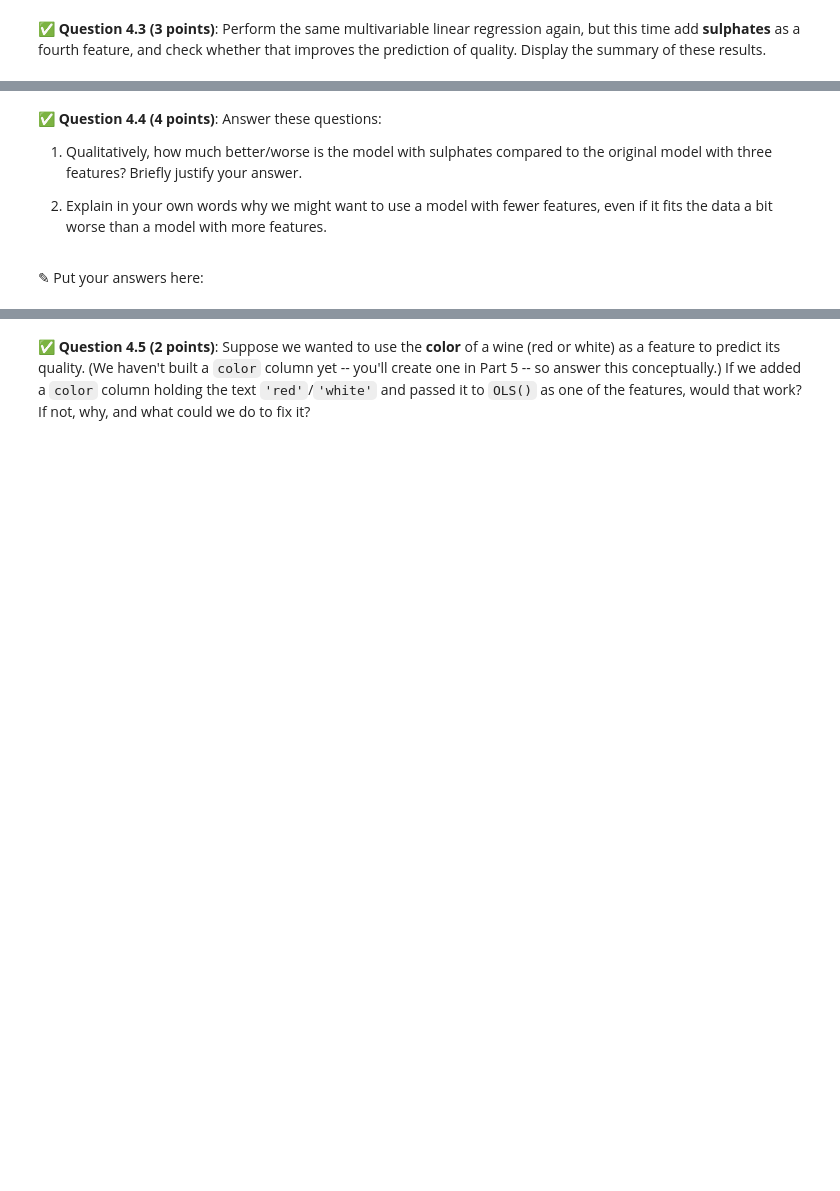
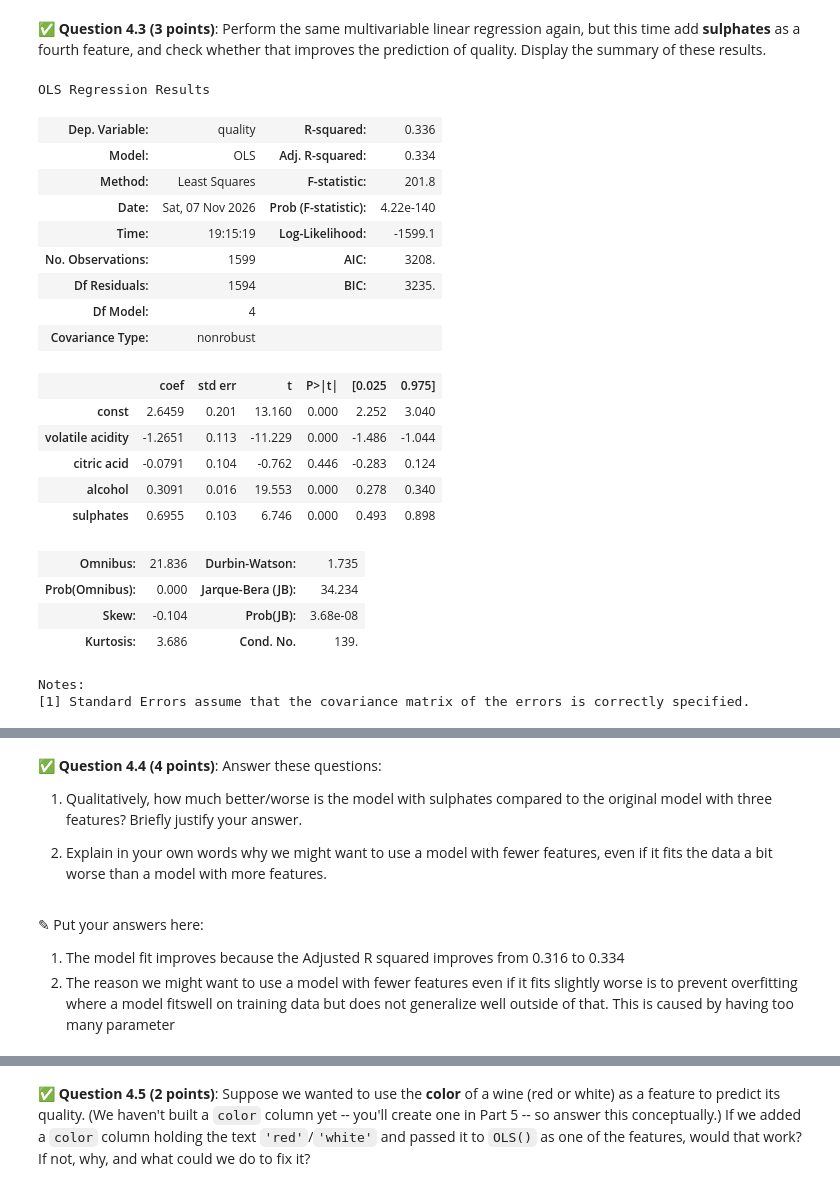
Before and after one commit to kigundue/cmse202-f26-turnin, a Jupyter notebook: hw-03/HW03-Regression-STUDENT.ipynb, the cells around one changed output, grey strips where cells are left out. Cells and saved outputs as stored; diff of their text form; code cells hidden in the pictures; blank space fills up the shorter version.

```diff
--- a/hw-03/HW03-Regression-STUDENT.ipynb
+++ b/hw-03/HW03-Regression-STUDENT.ipynb
@@ -537,3 +537,7 @@ In this part, we'll use multiple features to predict the **quality** of **red**
 &#9989; **Question 4.1 (3 points)**: Using the `OLS` method in `statsmodels`, perform a multivariable linear regression to predict the **quality** of wine based on **volatile acidity**, **citric acid**, and **alcohol content**. Be sure to use the `add_constant()` method to ensure `OLS` includes a constant term in the model. As before, make sure to **display a summary of your results**.
 # %%
 # Put your code here
+features_const_red = sm.add_constant(red[["volatile acidity",'citric acid','alcohol']])
+target_red = red['quality']
+mlr_fit_red = sm.OLS(target_red,features_const_red).fit()
+mlr_fit_red.summary()
@@ -559,6 +591,33 @@ In this part, we'll use multiple features to predict the **quality** of **red**
 &#9989;  **Question 4.3 (3 points)**: Perform the same multivariable linear regression again, but this time add **sulphates** as a fourth feature, and check whether that improves the prediction of quality. Display the summary of these results.
 # %%
 # Put your code here
+features_const_red_s = sm.add_constant(red[["volatile acidity",'citric acid','alcohol',"sulphates"]])
+target_red = red['quality']
+mlr_fit_red_s = sm.OLS(target_red,features_const_red_s).fit()
+mlr_fit_red_s.summary()
+# %% [output]
+OLS Regression Results
+| Dep. Variable: | quality | R-squared: | 0.336 |
+| Model: | OLS | Adj. R-squared: | 0.334 |
+| Method: | Least Squares | F-statistic: | 201.8 |
+| Date: | Sat, 07 Nov 2026 | Prob (F-statistic): | 4.22e-140 |
+| Time: | 19:15:19 | Log-Likelihood: | -1599.1 |
+| No. Observations: | 1599 | AIC: | 3208. |
+| Df Residuals: | 1594 | BIC: | 3235. |
+| Df Model: | 4 |  |  |
+| Covariance Type: | nonrobust |  |  |
+|  | coef | std err | t | P>|t| | [0.025 | 0.975] |
+| const | 2.6459 | 0.201 | 13.160 | 0.000 | 2.252 | 3.040 |
+| volatile acidity | -1.2651 | 0.113 | -11.229 | 0.000 | -1.486 | -1.044 |
+| citric acid | -0.0791 | 0.104 | -0.762 | 0.446 | -0.283 | 0.124 |
+| alcohol | 0.3091 | 0.016 | 19.553 | 0.000 | 0.278 | 0.340 |
+| sulphates | 0.6955 | 0.103 | 6.746 | 0.000 | 0.493 | 0.898 |
+| Omnibus: | 21.836 | Durbin-Watson: | 1.735 |
+| Prob(Omnibus): | 0.000 | Jarque-Bera (JB): | 34.234 |
+| Skew: | -0.104 | Prob(JB): | 3.68e-08 |
+| Kurtosis: | 3.686 | Cond. No. | 139. |
+Notes:
+[1] Standard Errors assume that the covariance matrix of the errors is correctly specified.
 # %% [markdown]
 <!-- END QUESTION -->
 <!-- DO NOT MODIFY OR DELETE THIS CELL. Make sure your solution to the question above is in the cell(s) above this one. -->
@@ -572,6 +631,9 @@ In this part, we'll use multiple features to predict the **quality** of **red**
 2. Explain in your own words why we might want to use a model with fewer features, even if it fits the data a bit worse than a model with more features.
 # %% [markdown]
 <font size=+3>&#9998;</font> Put your answers here:
+
+1. The model fit improves because the Adjusted R squared improves from 0.316 to 0.334
+2. The reason we might want to use a model with fewer features even if it fits slightly worse is to prevent overfitting where a model fitswell on training data but does not generalize well outside of that. This is caused by having too many parameter
 # %% [markdown]
 <!-- END QUESTION -->
 <!-- DO NOT MODIFY OR DELETE THIS CELL. Make sure your solution to the question above is in the cell(s) above this one. -->
```
Also changed, not shown: parts of 3 cells of this notebook.
